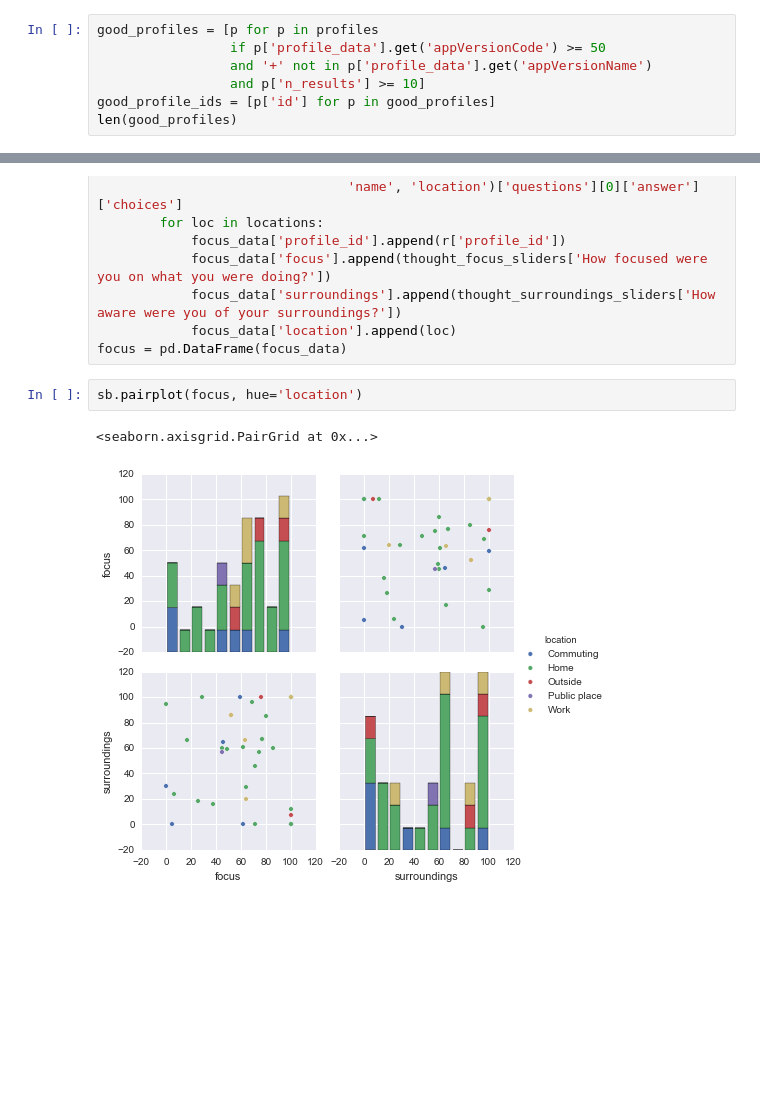
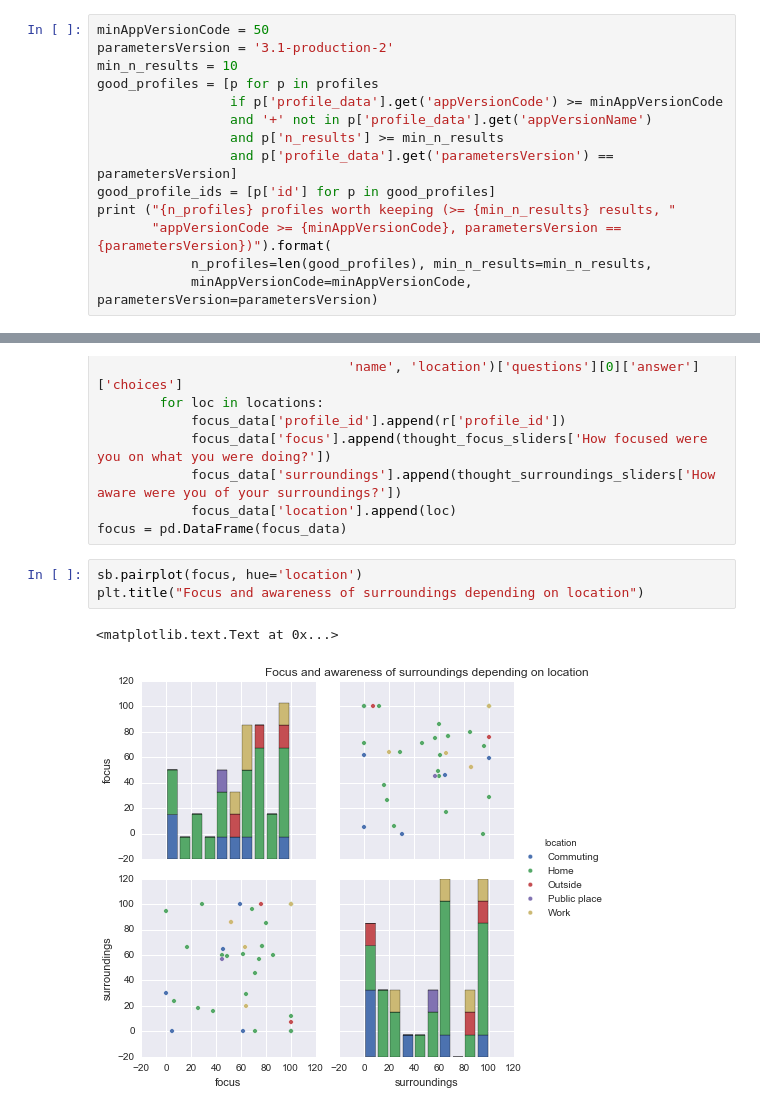
Before and after one commit to daydreaming-experiment/results, a Jupyter notebook: basic-stats.ipynb, the cells around one changed output, grey strips where cells are left out. Drawn from its saved outputs; the diff is of its cells as text; blank space fills up the shorter version.

Commit message:
Formatting the basic stats notebook

```diff
--- a/basic-stats.ipynb
+++ b/basic-stats.ipynb
@@ -16,8 +36,15 @@ len(results)
 # %%
+minAppVersionCode = 50
+parametersVersion = '3.1-production-2'
+min_n_results = 10
 good_profiles = [p for p in profiles
-                 if p['profile_data'].get('appVersionCode') >= 50
+                 if p['profile_data'].get('appVersionCode') >= minAppVersionCode
                  and '+' not in p['profile_data'].get('appVersionName')
-                 and p['n_results'] >= 10]
+                 and p['n_results'] >= min_n_results
+                 and p['profile_data'].get('parametersVersion') == parametersVersion]
 good_profile_ids = [p['id'] for p in good_profiles]
-len(good_profiles)
+print ("{n_profiles} profiles worth keeping (>= {min_n_results} results, "
+       "appVersionCode >= {minAppVersionCode}, parametersVersion == {parametersVersion})").format(
+            n_profiles=len(good_profiles), min_n_results=min_n_results,
+            minAppVersionCode=minAppVersionCode, parametersVersion=parametersVersion)
 # %% [output]
@@ -64,6 +93,7 @@ for r in good_results:
 focus = pd.DataFrame(focus_data)
 # %%
 sb.pairplot(focus, hue='location')
+plt.title("Focus and awareness of surroundings depending on location")
 # %% [output]
-<seaborn.axisgrid.PairGrid at 0x...>
+<matplotlib.text.Text at 0x...>
-[figure, old version]
+[figure, new version]
```
Also changed, not shown: parts of 5 cells of this notebook.
